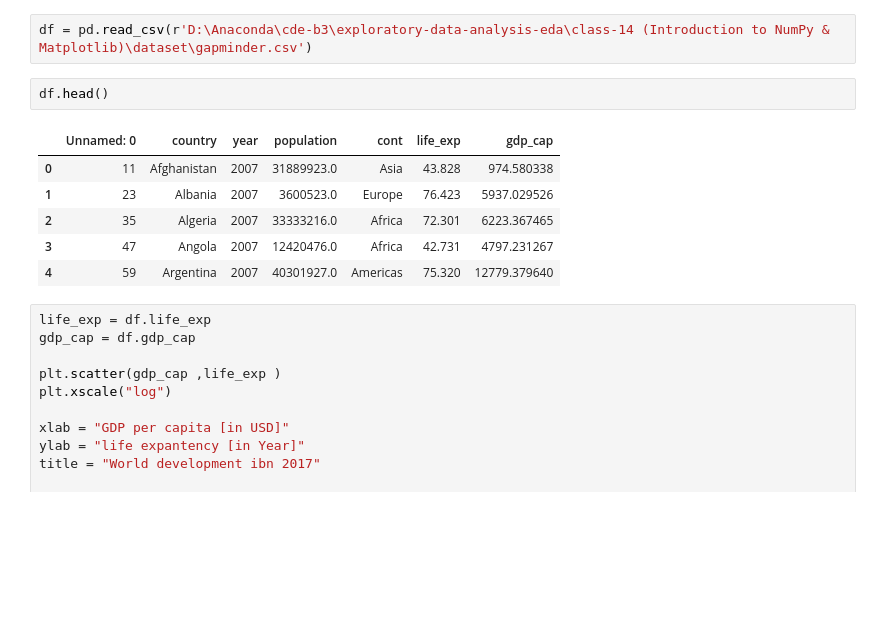
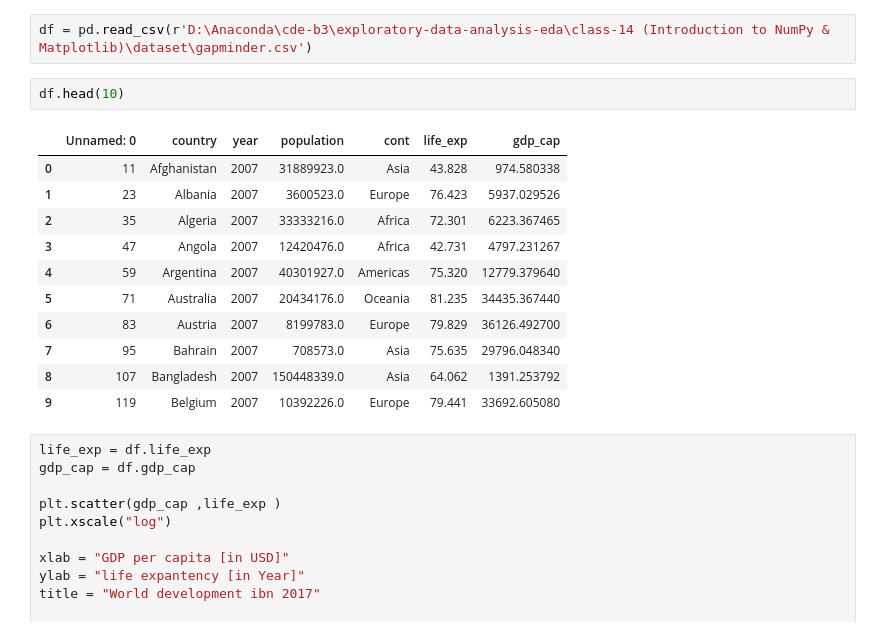
Before and after one commit to Abdul-Ghufran-Khan/CDE_Classes, a Jupyter notebook: CDE-Classes-work/class18/Data visualization.ipynb, the cells around one changed output. Drawn from its saved outputs; the diff is of its cells as text; blank space fills up the shorter version.

```diff
--- a/CDE-Classes-work/class18/Data visualization.ipynb
+++ b/CDE-Classes-work/class18/Data visualization.ipynb
@@ -7,14 +7,19 @@ import matplotlib.pyplot as plt
 # %%
 df = pd.read_csv(r'D:\Anaconda\cde-b3\exploratory-data-analysis-eda\class-14 (Introduction to NumPy & Matplotlib)\dataset\gapminder.csv')
 # %%
-df.head()
+df.head(10)
 # %% [output]
 |  | Unnamed: 0 | country | year | population | cont | life_exp | gdp_cap |
 | 0 | 11 | Afghanistan | 2007 | 31889923.0 | Asia | 43.828 | 974.580338 |
 | 1 | 23 | Albania | 2007 | 3600523.0 | Europe | 76.423 | 5937.029526 |
 | 2 | 35 | Algeria | 2007 | 33333216.0 | Africa | 72.301 | 6223.367465 |
 | 3 | 47 | Angola | 2007 | 12420476.0 | Africa | 42.731 | 4797.231267 |
 | 4 | 59 | Argentina | 2007 | 40301927.0 | Americas | 75.320 | 12779.379640 |
+| 5 | 71 | Australia | 2007 | 20434176.0 | Oceania | 81.235 | 34435.367440 |
+| 6 | 83 | Austria | 2007 | 8199783.0 | Europe | 79.829 | 36126.492700 |
+| 7 | 95 | Bahrain | 2007 | 708573.0 | Asia | 75.635 | 29796.048340 |
+| 8 | 107 | Bangladesh | 2007 | 150448339.0 | Asia | 64.062 | 1391.253792 |
+| 9 | 119 | Belgium | 2007 | 10392226.0 | Europe | 79.441 | 33692.605080 |
 # %%
 life_exp = df.life_exp
 gdp_cap = df.gdp_cap
```
Also changed, not shown: parts of 2 cells of this notebook.
